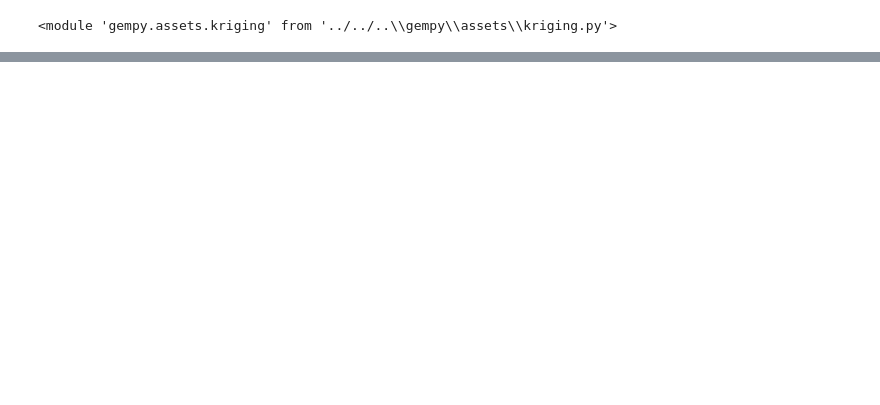
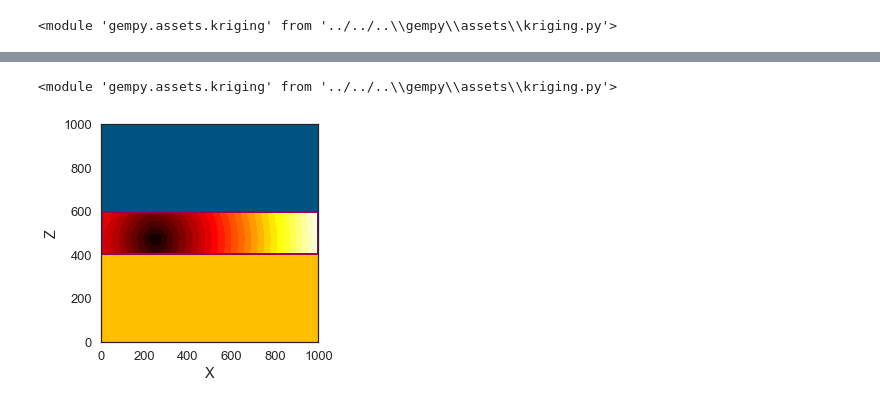
Before and after one commit to rubensdmp/gempy, a Jupyter notebook: notebooks/experimental/kriging_examples/Simple example of kriging - test.ipynb, the cells around one changed output, grey strips where cells are left out. Cells and saved outputs as stored; diff of their text form; code cells hidden in the pictures; blank space fills up the shorter version.

Commit message:
- Distance testing, added non-euclidian basics

```diff
--- a/notebooks/experimental/kriging_examples/Simple example of kriging - test.ipynb
+++ b/notebooks/experimental/kriging_examples/Simple example of kriging - test.ipynb
@@ -185,0 +180,9 @@ solution_sim.plot_results(geo_data=geo_data, prop='both', contour=False, directi
+# %%
+importlib.reload(kriging)
+# %% [output]
+<module 'gempy.assets.kriging' from '../../..\\gempy\\assets\\kriging.py'>
+# %%
+solution_sim.plot_distances(geo_data=geo_data, direction='y', cell_number=0,
+                            contour=True, alpha=0.7,  interpolation='bilinear')
+# %% [output]
+[figure, added]
```
Also changed, not shown: parts of 5 cells of this notebook, 1 other file.
